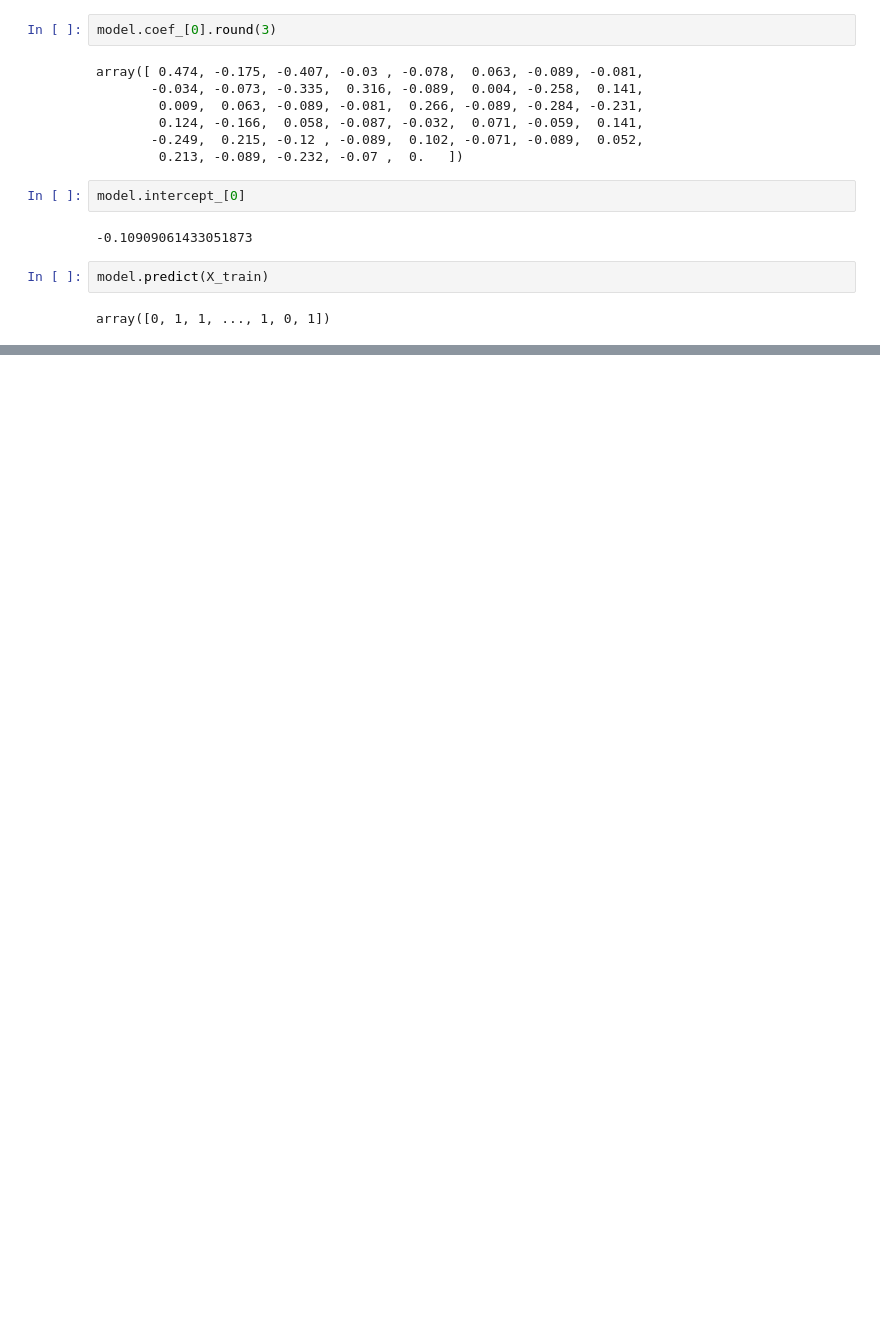
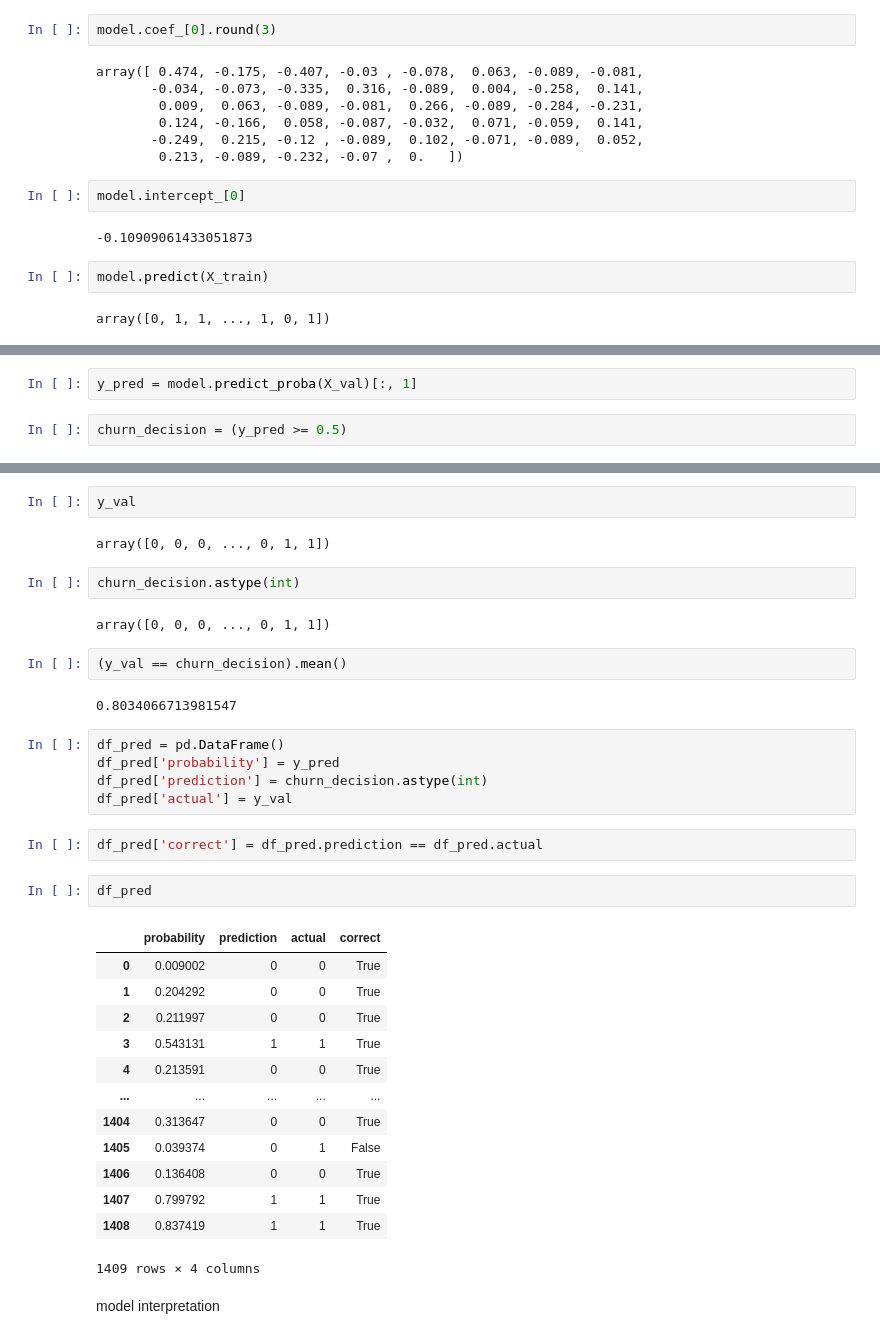
Before and after one commit to Rohith1807/ml_hw, a Jupyter notebook: lab/churn_analysis.ipynb, the cells around one changed output, grey strips where cells are left out. Cells and saved outputs as stored; diff of their text form; blank space fills up the shorter version.

```diff
--- a/lab/churn_analysis.ipynb
+++ b/lab/churn_analysis.ipynb
@@ -614,0 +627,4 @@ array([0, 1, 1, ..., 1, 0, 1])
+# %%
+y_pred = model.predict_proba(X_val)[:, 1]
+# %%
+churn_decision = (y_pred >= 0.5)
@@ -614,0 +646,37 @@ array([0, 1, 1, ..., 1, 0, 1])
+# %%
+y_val
+# %% [output]
+array([0, 0, 0, ..., 0, 1, 1])
+# %%
+churn_decision.astype(int)
+# %% [output]
+array([0, 0, 0, ..., 0, 1, 1])
+# %%
+(y_val == churn_decision).mean()
+# %% [output]
+0.8034066713981547
+# %%
+df_pred = pd.DataFrame()
+df_pred['probability'] = y_pred
+df_pred['prediction'] = churn_decision.astype(int)
+df_pred['actual'] = y_val
+# %%
+df_pred['correct'] = df_pred.prediction == df_pred.actual
+# %%
+df_pred
+# %% [output]
+|  | probability | prediction | actual | correct |
+| 0 | 0.009002 | 0 | 0 | True |
+| 1 | 0.204292 | 0 | 0 | True |
+| 2 | 0.211997 | 0 | 0 | True |
+| 3 | 0.543131 | 1 | 1 | True |
+| 4 | 0.213591 | 0 | 0 | True |
+| ... | ... | ... | ... | ... |
+| 1404 | 0.313647 | 0 | 0 | True |
+| 1405 | 0.039374 | 0 | 1 | False |
+| 1406 | 0.136408 | 0 | 0 | True |
+| 1407 | 0.799792 | 1 | 1 | True |
+| 1408 | 0.837419 | 1 | 1 | True |
+1409 rows × 4 columns
+# %% [markdown]
+model interpretation
```
Also changed, not shown: parts of 33 cells of this notebook.
